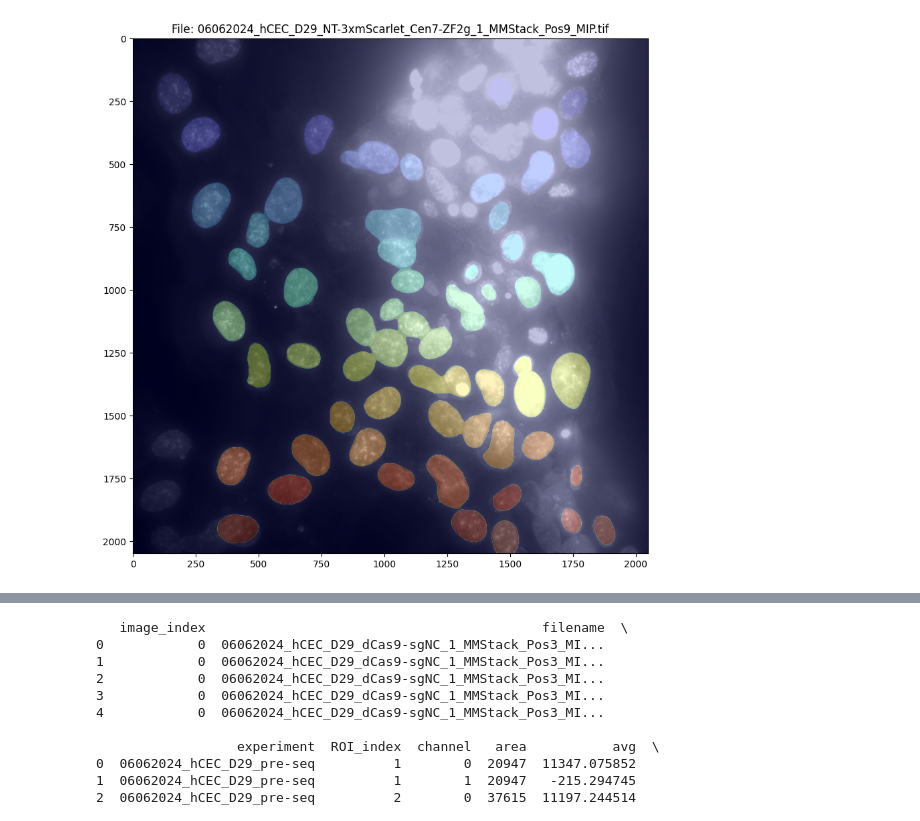
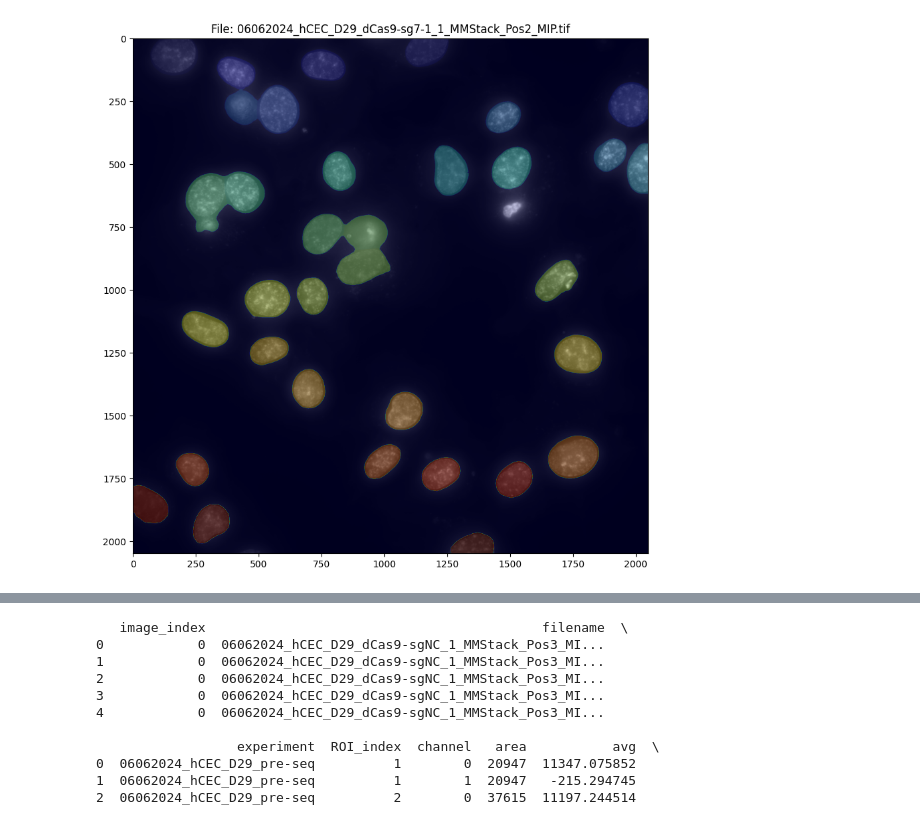
Before and after one commit to timotheelionnet/python_image-analysis, a Jupyter notebook: notebooks/img-explorer.ipynb, the cells around one changed output, grey strips where cells are left out. Saved outputs shown, nothing was run; the diff lists cells and outputs as text; code cells hidden in the pictures.

```diff
--- a/notebooks/img-explorer.ipynb
+++ b/notebooks/img-explorer.ipynb
@@ -136,35 +136,35 @@ logging.info(f"Matched {len(matched_indices)} images with masks. Missing masks f
 # Overlay the corresponding mask on a channel (given as c) of a given image
 # to visually inspect
 
 # Specify the index of the image to check
 # and the channel to plot — remember CH1 for ImageJ but channel 0 for Python!
-image_index = 5 # Replace with the desired index
+image_index = 4 # Replace with the desired index
 c = 0 # remember the channel order in these images
 
 # Find the corresponding mask index
 # and define the image and mask pair
 mask_index = [pair[1] for pair in matched_indices if pair[0] == image_index][0]
 
 my_image = all_images['image'][image_index]
 image_file = file_names['image'][image_index]
 my_mask_n = all_images['mask_n'][mask_index]
 
 # Select the c channel
 channel_image = my_image[c, ...]
 
 # Overlay the mask on the rest of the image if they have the same dimensions
 if channel_image.shape != my_mask_n.shape:
     print("Warning: The image and mask sizes do not match. Please check your data.")
 else:
     overlay = np.ma.masked_where(my_mask_n == 0, my_mask_n)
     plt.figure(figsize=(10, 10))
     plt.imshow(channel_image, cmap='gray')  # Display the selected channel in grayscale
     plt.imshow(my_mask_n, cmap='jet', alpha=0.25)  # Overlay the mask with transparency
     plt.title(f'File: {image_file}')
     #plt.axis('off')  # Turn off axis labels
     plt.show()
 # %% [output]
-[figure, old version]
+[figure, new version]
 # %%
 # CHUNK 3 #
 
```
Also changed, not shown: parts of 7 cells of this notebook.
